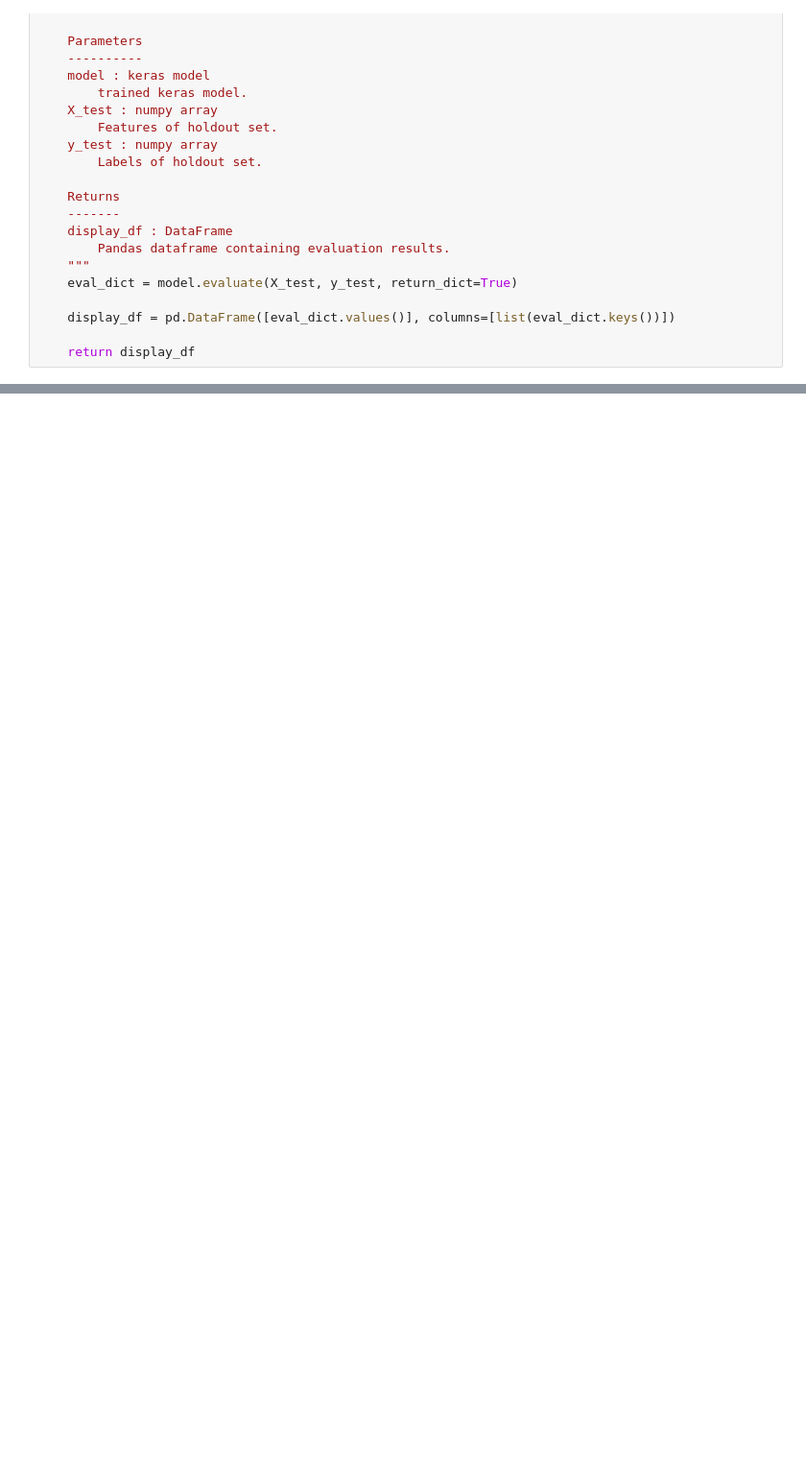
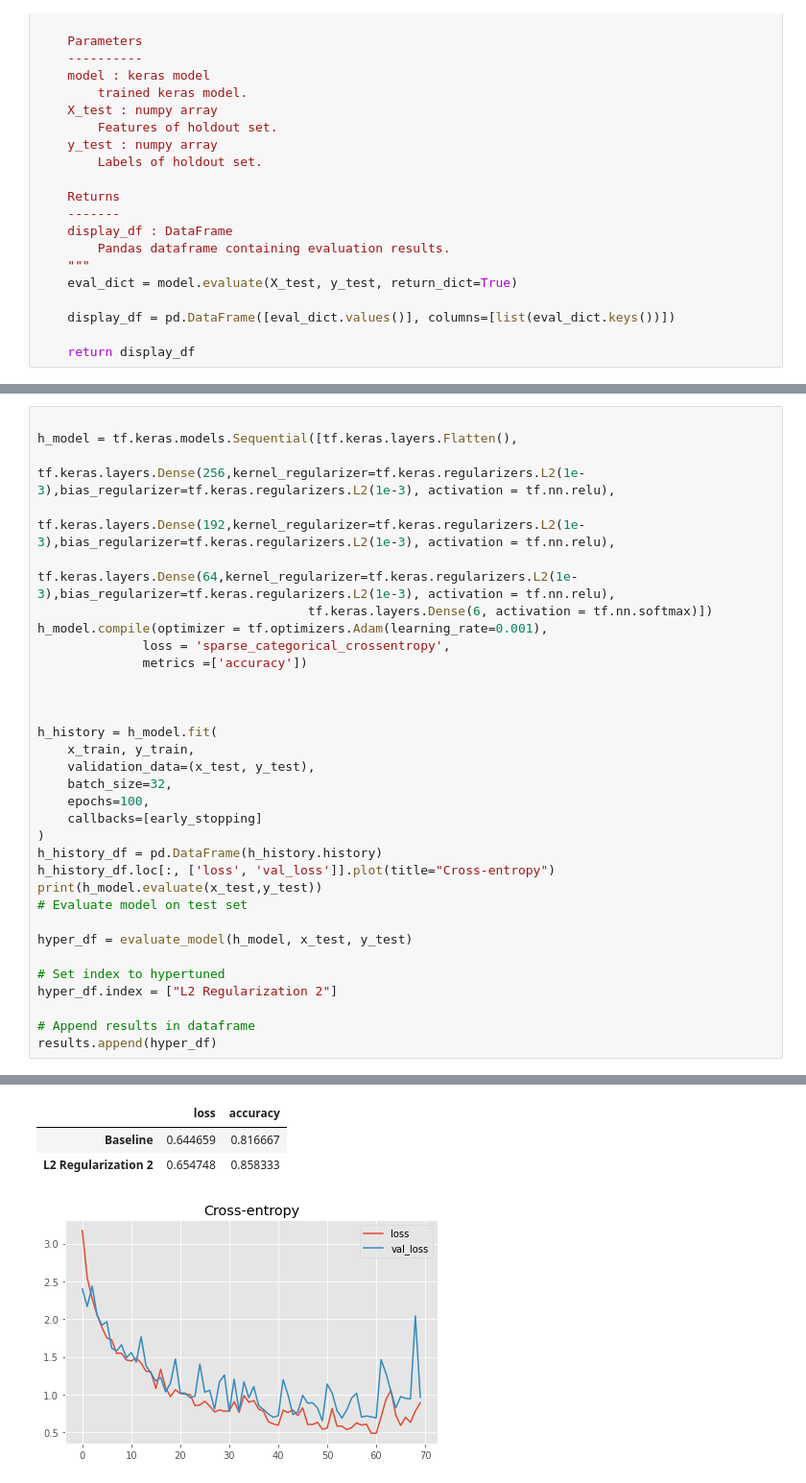
Before and after one commit to ThePiranhaGuy/hand_sign_keras, a Jupyter notebook: hand_sign_notebook.ipynb, the cells around one changed output, grey strips where cells are left out. Shown at 96% size. Drawn from its saved outputs; the diff is of its cells as text; blank space fills up the shorter version.

```diff
--- a/hand_sign_notebook.ipynb
+++ b/hand_sign_notebook.ipynb
@@ -301,0 +211,33 @@ results.append(hyper_df)
+# %%
+
+h_model = tf.keras.models.Sequential([tf.keras.layers.Flatten(),
+                                    tf.keras.layers.Dense(256,kernel_regularizer=tf.keras.regularizers.L2(1e-3),bias_regularizer=tf.keras.regularizers.L2(1e-3), activation = tf.nn.relu),
+                                    tf.keras.layers.Dense(192,kernel_regularizer=tf.keras.regularizers.L2(1e-3),bias_regularizer=tf.keras.regularizers.L2(1e-3), activation = tf.nn.relu),
+                                    tf.keras.layers.Dense(64,kernel_regularizer=tf.keras.regularizers.L2(1e-3),bias_regularizer=tf.keras.regularizers.L2(1e-3), activation = tf.nn.relu),
+                                    tf.keras.layers.Dense(6, activation = tf.nn.softmax)])
+h_model.compile(optimizer = tf.optimizers.Adam(learning_rate=0.001),
+              loss = 'sparse_categorical_crossentropy',
+              metrics =['accuracy'])
+
+
+
+h_history = h_model.fit(
+    x_train, y_train,
+    validation_data=(x_test, y_test),
+    batch_size=32,
+    epochs=100,
+    callbacks=[early_stopping]
+)
+h_history_df = pd.DataFrame(h_history.history)
+h_history_df.loc[:, ['loss', 'val_loss']].plot(title="Cross-entropy")
+print(h_model.evaluate(x_test,y_test))
+# Evaluate model on test set
+
+hyper_df = evaluate_model(h_model, x_test, y_test)
+
+# Set index to hypertuned
+hyper_df.index = ["L2 Regularization 2"]
+
+# Append results in dataframe
+results.append(hyper_df)
+# %% [output]
@@ -301,0 +261,4 @@ results.append(hyper_df)
+|  | loss | accuracy |
+| Baseline | 0.644659 | 0.816667 |
+| L2 Regularization 2 | 0.654748 | 0.858333 |
+[figure, added]
```
Also changed, not shown: parts of 18 cells of this notebook.
